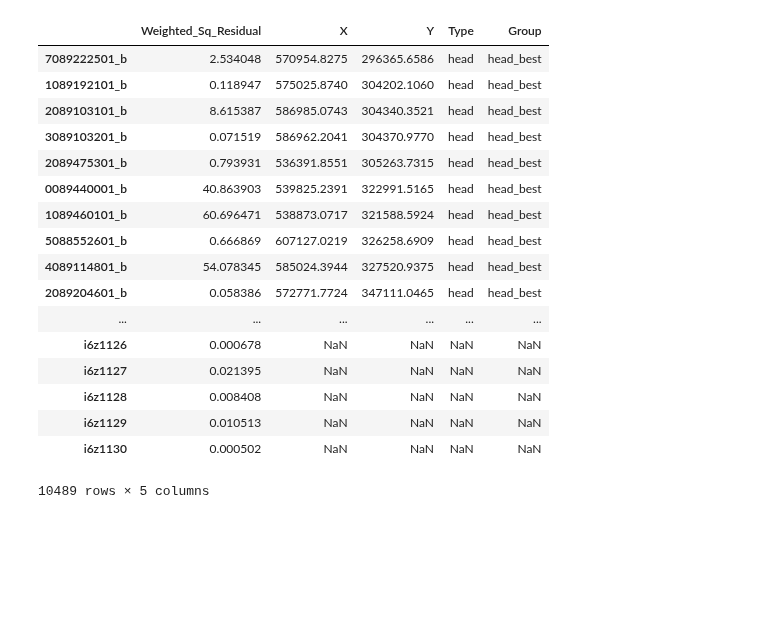
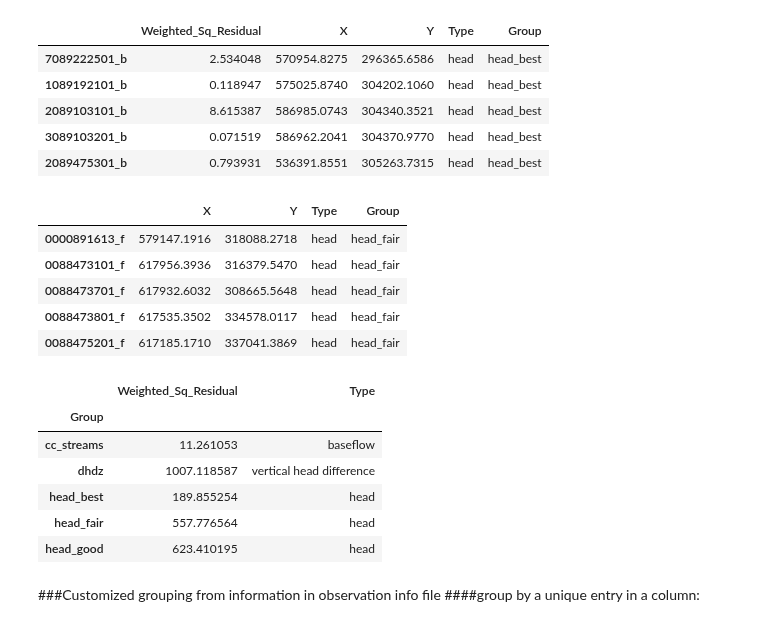
Before and after one commit to PESTools/pestools, a Jupyter notebook: examples/Res.ipynb, the cells around one changed output. Cells and saved outputs as stored; diff of their text form; code cells hidden in the pictures; blank space fills up the shorter version.

```diff
--- a/examples/Res.ipynb
+++ b/examples/Res.ipynb
@@ -37,21 +34,31 @@ res.df
 # %%
-res.phi
+res.phi.head()
 # %% [output]
 |  | Weighted_Sq_Residual | X | Y | Type | Group |
 | 7089222501_b | 2.534048 | 570954.8275 | 296365.6586 | head | head_best |
 | 1089192101_b | 0.118947 | 575025.8740 | 304202.1060 | head | head_best |
 | 2089103101_b | 8.615387 | 586985.0743 | 304340.3521 | head | head_best |
 | 3089103201_b | 0.071519 | 586962.2041 | 304370.9770 | head | head_best |
 | 2089475301_b | 0.793931 | 536391.8551 | 305263.7315 | head | head_best |
-| 0089440001_b | 40.863903 | 539825.2391 | 322991.5165 | head | head_best |
-| 1089460101_b | 60.696471 | 538873.0717 | 321588.5924 | head | head_best |
-| 5088552601_b | 0.666869 | 607127.0219 | 326258.6909 | head | head_best |
-| 4089114801_b | 54.078345 | 585024.3944 | 327520.9375 | head | head_best |
-| 2089204601_b | 0.058386 | 572771.7724 | 347111.0465 | head | head_best |
-| ... | ... | ... | ... | ... | ... |
-| i6z1126 | 0.000678 | NaN | NaN | NaN | NaN |
-| i6z1127 | 0.021395 | NaN | NaN | NaN | NaN |
-| i6z1128 | 0.008408 | NaN | NaN | NaN | NaN |
-| i6z1129 | 0.010513 | NaN | NaN | NaN | NaN |
-| i6z1130 | 0.000502 | NaN | NaN | NaN | NaN |
-10489 rows × 5 columns
+# %%
+res.obsinfo.head()
+# %% [output]
+|  | X | Y | Type | Group |
+| 0000891613_f | 579147.1916 | 318088.2718 | head | head_fair |
+| 0088473101_f | 617956.3936 | 316379.5470 | head | head_fair |
+| 0088473701_f | 617932.6032 | 308665.5648 | head | head_fair |
+| 0088473801_f | 617535.3502 | 334578.0117 | head | head_fair |
+| 0088475201_f | 617185.1710 | 337041.3869 | head | head_fair |
+# %%
+res.phi_by_group.head()
+# %% [output]
+|  | Weighted_Sq_Residual | Type |
+| Group |  |  |
+| cc_streams | 11.261053 | baseflow |
+| dhdz | 1007.118587 | vertical head difference |
+| head_best | 189.855254 | head |
+| head_fair | 557.776564 | head |
+| head_good | 623.410195 | head |
+# %% [markdown]
+###Customized grouping from information in observation info file
+####group by a unique entry in a column:
```
Also changed, not shown: parts of 18 cells of this notebook, 6 other files.
